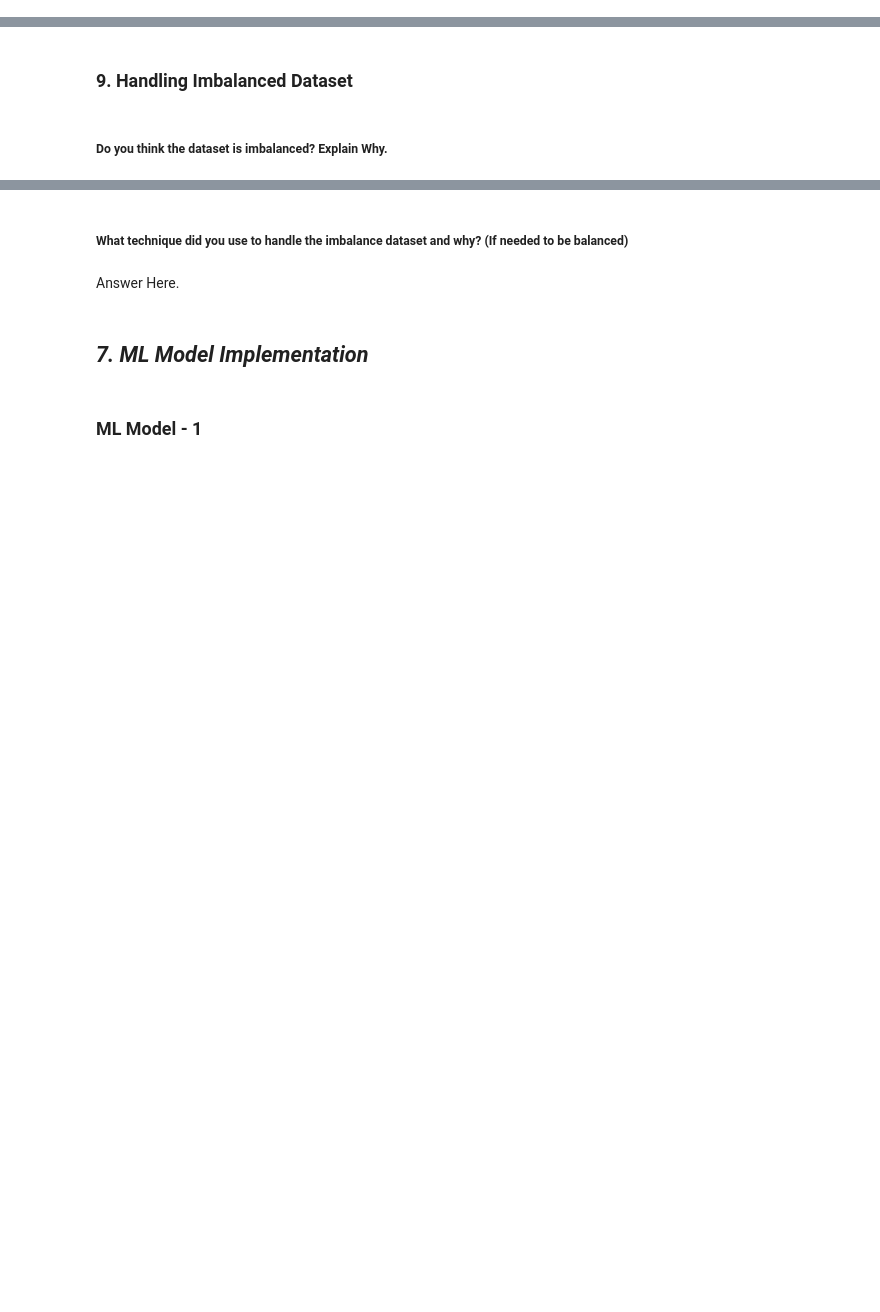
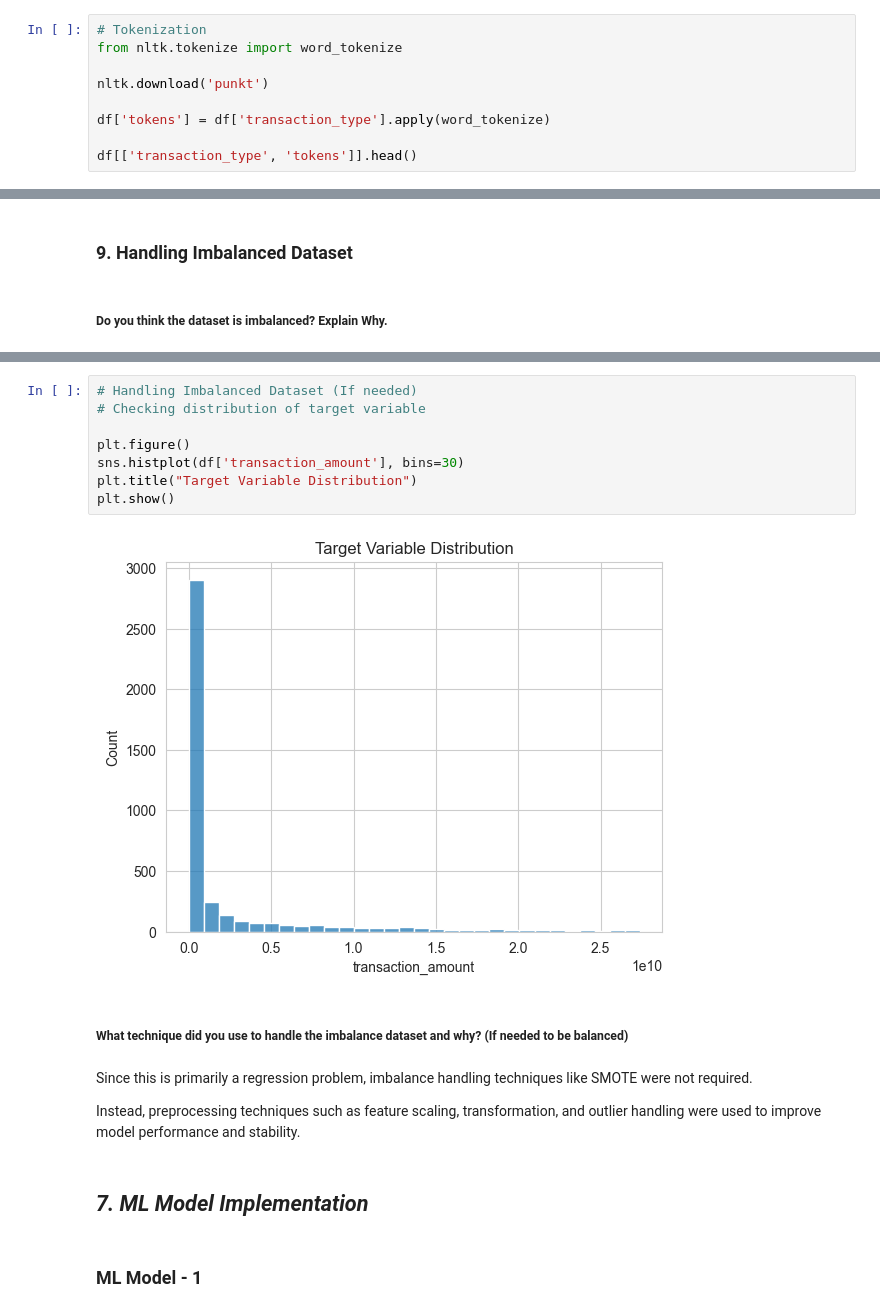
Before and after one commit to Pheonix1330/PhonePe, a Jupyter notebook: Sample_ML_Submission_Template-2.ipynb, the cells around one changed output, grey strips where cells are left out. Cells and saved outputs as stored; diff of their text form; blank space fills up the shorter version.

```diff
--- a/Sample_ML_Submission_Template-2.ipynb
+++ b/Sample_ML_Submission_Template-2.ipynb
@@ -997,0 +1131,9 @@ Answer Here.
+# %%
+# Tokenization
+from nltk.tokenize import word_tokenize
+
+nltk.download('punkt')
+
+df['tokens'] = df['transaction_type'].apply(word_tokenize)
+
+df[['transaction_type', 'tokens']].head()
@@ -1076,7 +1515,19 @@ Answer Here.
+# %%
+# Handling Imbalanced Dataset (If needed)
+# Checking distribution of target variable
+
+plt.figure()
+sns.histplot(df['transaction_amount'], bins=30)
+plt.title("Target Variable Distribution")
+plt.show()
+# %% [output]
+[figure, added]
 # %% [markdown]
 ##### What technique did you use to handle the imbalance dataset and why? (If needed to be balanced)
-# %% [markdown]
-Answer Here.
+# %% [markdown]
+Since this is primarily a regression problem, imbalance handling techniques like SMOTE were not required.
+
+Instead, preprocessing techniques such as feature scaling, transformation, and outlier handling were used to improve model performance and stability.
 # %% [markdown]
 ## ***7. ML Model Implementation***
 # %% [markdown]
```
Also changed, not shown: parts of 137 cells of this notebook, 1 other file.
